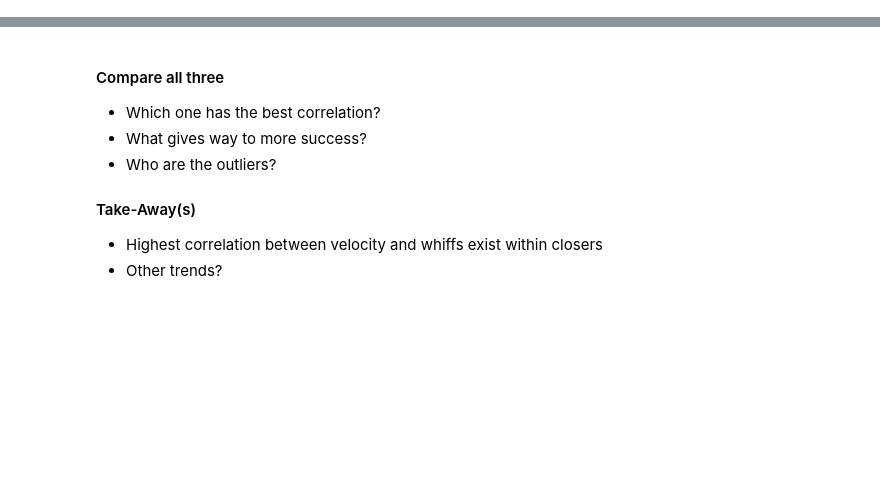
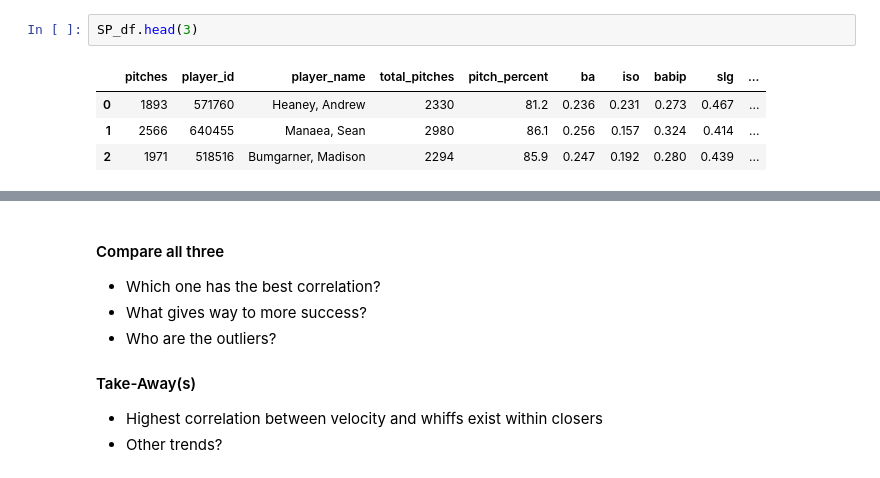
Before and after one commit to mbod/comm318_F21_Project_Group3, a Jupyter notebook: data_analysis/Final_Cleaned_Notebook.ipynb, the cells around one changed output, grey strips where cells are left out. Drawn from its saved outputs; the diff is of its cells as text; blank space fills up the shorter version.

```diff
--- a/data_analysis/Final_Cleaned_Notebook.ipynb
+++ b/data_analysis/Final_Cleaned_Notebook.ipynb
@@ -46,0 +55,7 @@ SP_df.head()
+# %%
+SP_df.head(3)
+# %% [output]
+|  | pitches | player_id | player_name | total_pitches | pitch_percent | ba | iso | babip | slg | ... |
+| 0 | 1893 | 571760 | Heaney, Andrew | 2330 | 81.2 | 0.236 | 0.231 | 0.273 | 0.467 | ... |
+| 1 | 2566 | 640455 | Manaea, Sean | 2980 | 86.1 | 0.256 | 0.157 | 0.324 | 0.414 | ... |
+| 2 | 1971 | 518516 | Bumgarner, Madison | 2294 | 85.9 | 0.247 | 0.192 | 0.280 | 0.439 | ... |
```
Also changed, not shown: parts of 57 cells of this notebook, 4 other files.
